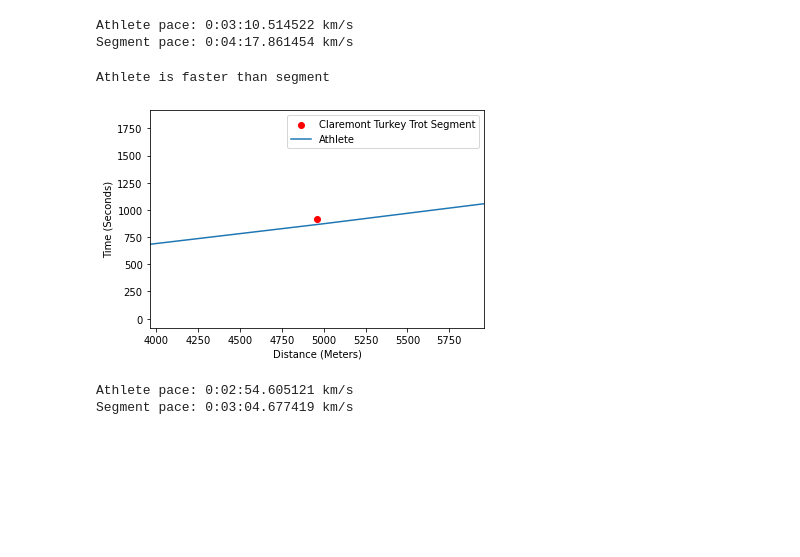
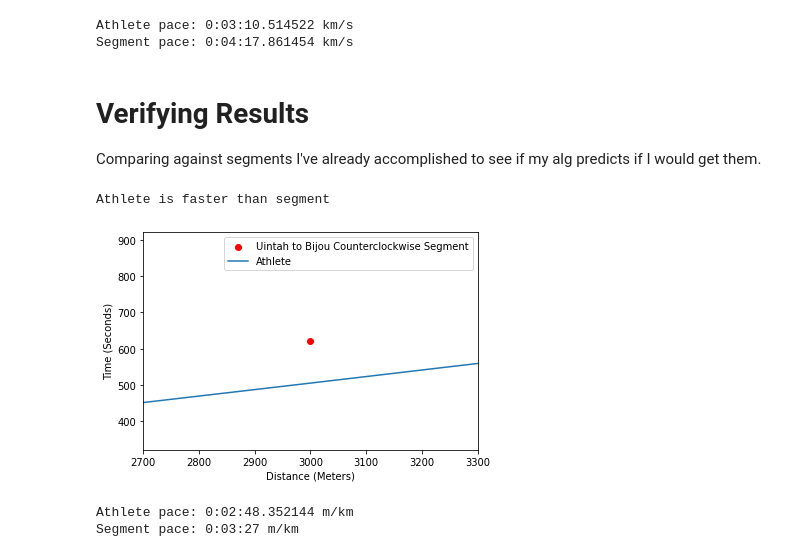
Before and after one commit to jwzj720/Strava_segment_leader_predictor, a Jupyter notebook: experiment_notebooks/athlete_v_segment.ipynb, the cells around one changed output. Cells and saved outputs as stored; diff of their text form; code cells hidden in the pictures; blank space fills up the shorter version.

Commit message:
adding result verification

```diff
--- a/experiment_notebooks/athlete_v_segment.ipynb
+++ b/experiment_notebooks/athlete_v_segment.ipynb
@@ -86,7 +86,7 @@ def graph_segment_on_athlete_curve(plot_data,segment_data,segment_name):
     plot_x_nearest_to_segment = min(plot_data[0], key=lambda x:abs(x-segment_data[0]))
     plot_y_nearest_to_segment = min(plot_data[1], key=lambda x:abs(x-segment_data[1]))
     # find a good axis window
-    axis_range = 1000
+    axis_range = 300
     plt.axis([segment_data[0]-axis_range,segment_data[0]+axis_range,
     min(plot_x_nearest_to_segment,segment_data[1]-axis_range),max(plot_y_nearest_to_segment,segment_data[1]+axis_range)])
     plt.scatter([segment_data[0]],[segment_data[1]],color="red",label=f"{segment_name} Segment")
@@ -96,8 +96,8 @@ def graph_segment_on_athlete_curve(plot_data,segment_data,segment_name):
 
     # calculate the paces for each
     athlete_pace,segment_pace = calc_pace_for_segment(plot_data,segment_data)
-    print(f"Athlete pace: {athlete_pace} km/s")
-    print(f"Segment pace: {segment_pace} km/s")
+    print(f"Athlete pace: {athlete_pace} m/km")
+    print(f"Segment pace: {segment_pace} m/km")
 
 
 def calc_above_or_below_plt_line(plot_data,segment_data):
@@ -341,8 +339,15 @@ pr = datetime.timedelta(minutes=14,seconds=46)
 segment_id = "6105319"
 segment_name = "Claremont Turkey Trot"
 get_athlete_v_segment(pr,segment_id,segment_name)
-# %% [output]
-Athlete is faster than segment
-[figure, removed]
-Athlete pace: 0:02:54.605121 km/s
-Segment pace: 0:03:04.677419 km/s
+# %% [markdown]
+# Verifying Results
+Comparing against segments I've already accomplished to see if my alg predicts if I would get them.
+# %%
+segment_id = "20223561"
+segment_name = "Uintah to Bijou Counterclockwise"
+get_athlete_v_segment(pr,segment_id,segment_name)
+# %% [output]
+Athlete is faster than segment
+[figure, added]
+Athlete pace: 0:02:48.352144 m/km
+Segment pace: 0:03:27 m/km
```
Also changed, not shown: parts of 11 cells of this notebook.
